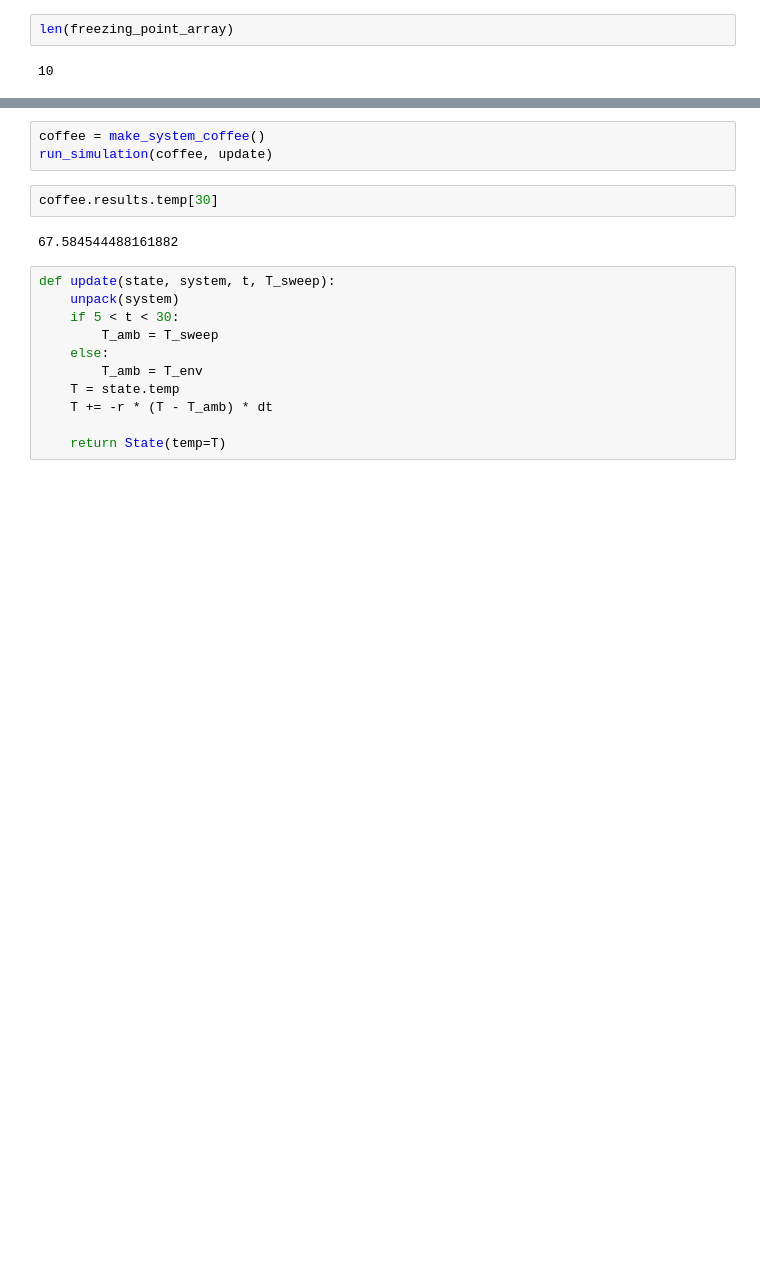
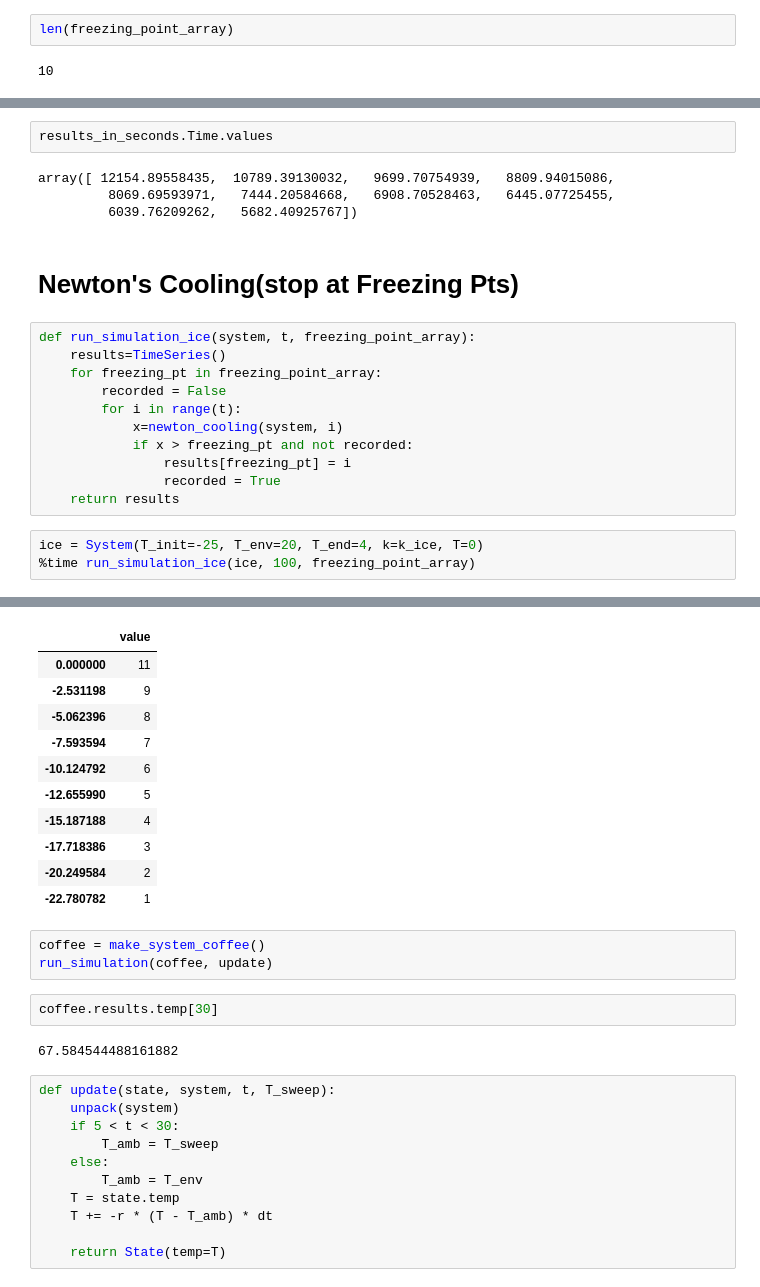
Before and after one commit to 867006905/ModSimPy, a Jupyter notebook: code/Project Two/Project 2.ipynb, the cells around one changed output, grey strips where cells are left out. Drawn from its saved outputs; the diff is of its cells as text; blank space fills up the shorter version.

```diff
--- a/code/Project Two/Project 2.ipynb
+++ b/code/Project Two/Project 2.ipynb
@@ -174,0 +143,23 @@ def run_simulation(system, update_func):
+# %%
+results_in_seconds.Time.values
+# %% [output]
+array([ 12154.89558435,  10789.39130032,   9699.70754939,   8809.94015086,
+         8069.69593971,   7444.20584668,   6908.70528463,   6445.07725455,
+         6039.76209262,   5682.40925767])
+# %% [markdown]
+# Newton's Cooling(stop at Freezing Pts)
+# %%
+def run_simulation_ice(system, t, freezing_point_array):
+    results=TimeSeries()
+    for freezing_pt in freezing_point_array:
+        recorded = False
+        for i in range(t):
+            x=newton_cooling(system, i)
+            if x > freezing_pt and not recorded:
+                results[freezing_pt] = i
+                recorded = True
+    return results
+# %%
+ice = System(T_init=-25, T_env=20, T_end=4, k=k_ice, T=0)
+%time run_simulation_ice(ice, 100, freezing_point_array)
+# %% [output]
@@ -175,3 +167,14 @@ def run_simulation(system, update_func):
+|  | value |
+| 0.000000 | 11 |
+| -2.531198 | 9 |
+| -5.062396 | 8 |
+| -7.593594 | 7 |
+| -10.124792 | 6 |
+| -12.655990 | 5 |
+| -15.187188 | 4 |
+| -17.718386 | 3 |
+| -20.249584 | 2 |
+| -22.780782 | 1 |
 # %%
 coffee = make_system_coffee()
 run_simulation(coffee, update)
```
Also changed, not shown: parts of 12 cells of this notebook.
